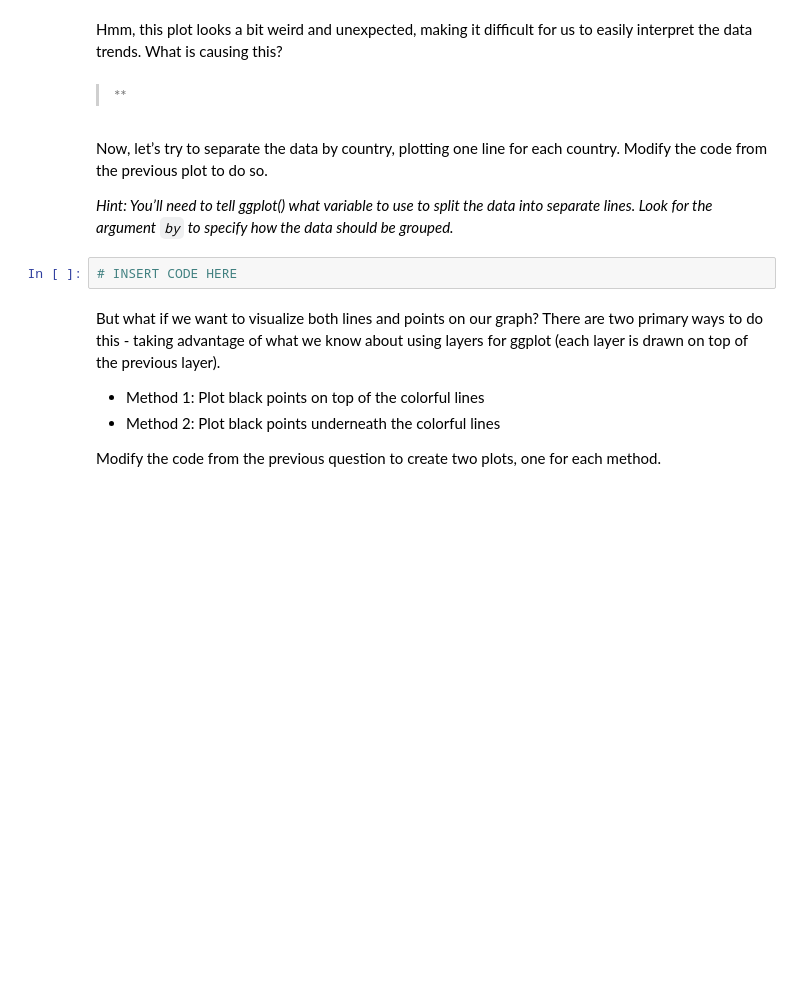
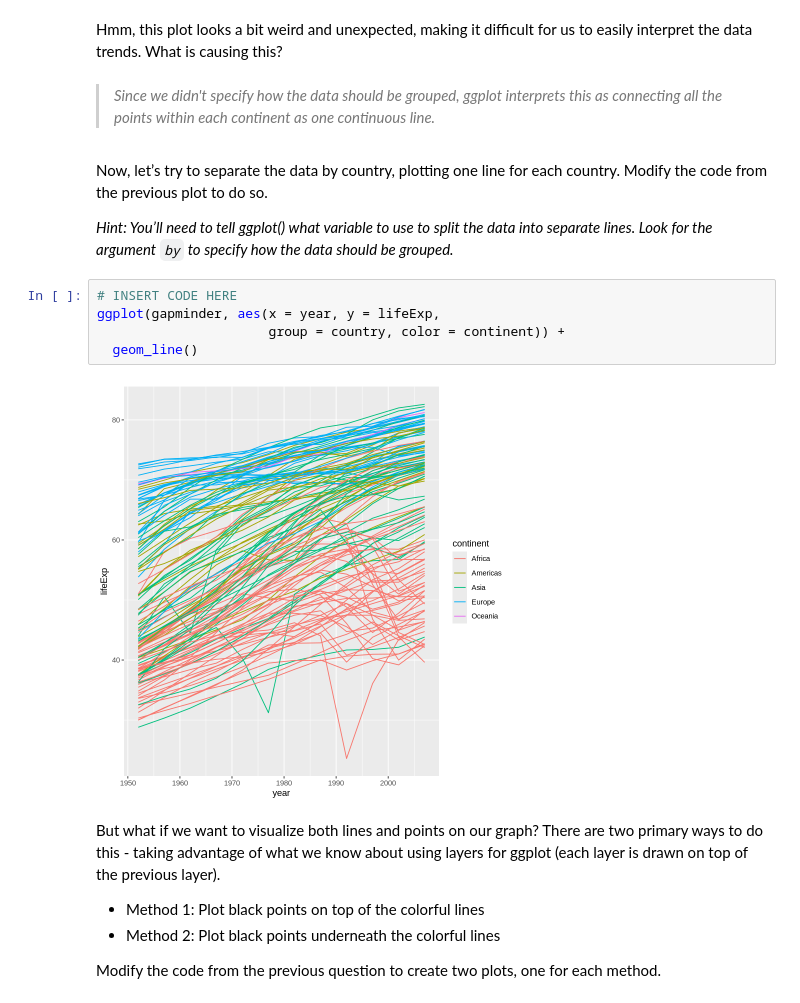
Before and after one commit to tinawanggg/Wang_DSPN_S26, a Jupyter notebook: book/exercises/05_visualization-as-analysis.ipynb, the cells around one changed output. Saved outputs shown, nothing was run; the diff lists cells and outputs as text; blank space fills up the shorter version.

```diff
--- a/book/exercises/05_visualization-as-analysis.ipynb
+++ b/book/exercises/05_visualization-as-analysis.ipynb
@@ -57,14 +57,19 @@ ggplot(gapminder, aes(x = year, y = lifeExp, color = continent)) +
 [figure]
 # %% [markdown]
 Hmm, this plot looks a bit weird and unexpected, making it difficult for us to easily interpret the data trends. What is causing this?
-# %% [markdown]
-> **
+# %% [markdown]
+> *Since we didn't specify how the data should be grouped, ggplot interprets this as connecting all the points within each continent as one continuous line.*
 # %% [markdown]
 Now, let’s try to separate the data by country, plotting one line for each country. Modify the code from the previous plot to do so.
 
 *Hint: You’ll need to tell ggplot() what variable to use to split the data into separate lines. Look for the argument `by` to specify how the data should be grouped.*
-# %%
-# INSERT CODE HERE
+# %%
+# INSERT CODE HERE
+ggplot(gapminder, aes(x = year, y = lifeExp,
+                      group = country, color = continent)) +
+  geom_line()
+# %% [output]
+[figure, added]
 # %% [markdown]
 But what if we want to visualize both lines and points on our graph? There are two primary ways to do this - taking advantage of what we know about using layers for ggplot (each layer is drawn on top of the previous layer).
 
```
Also changed, not shown: parts of 1 cell of this notebook.
